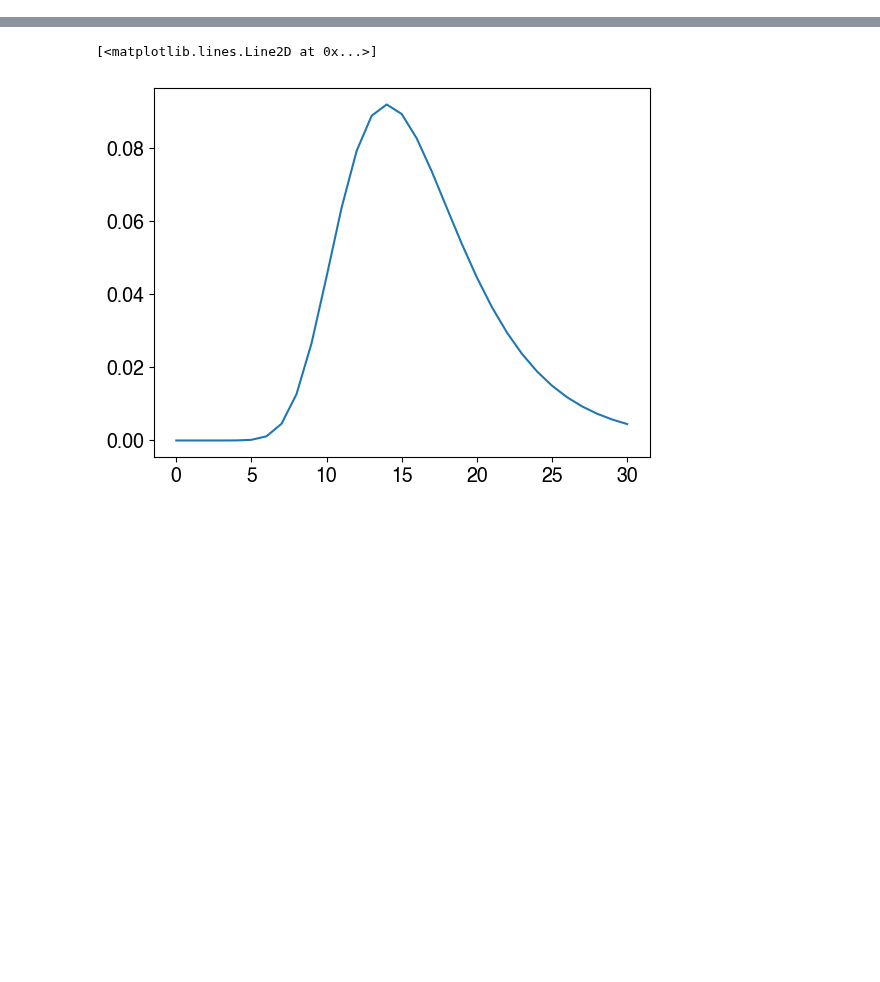
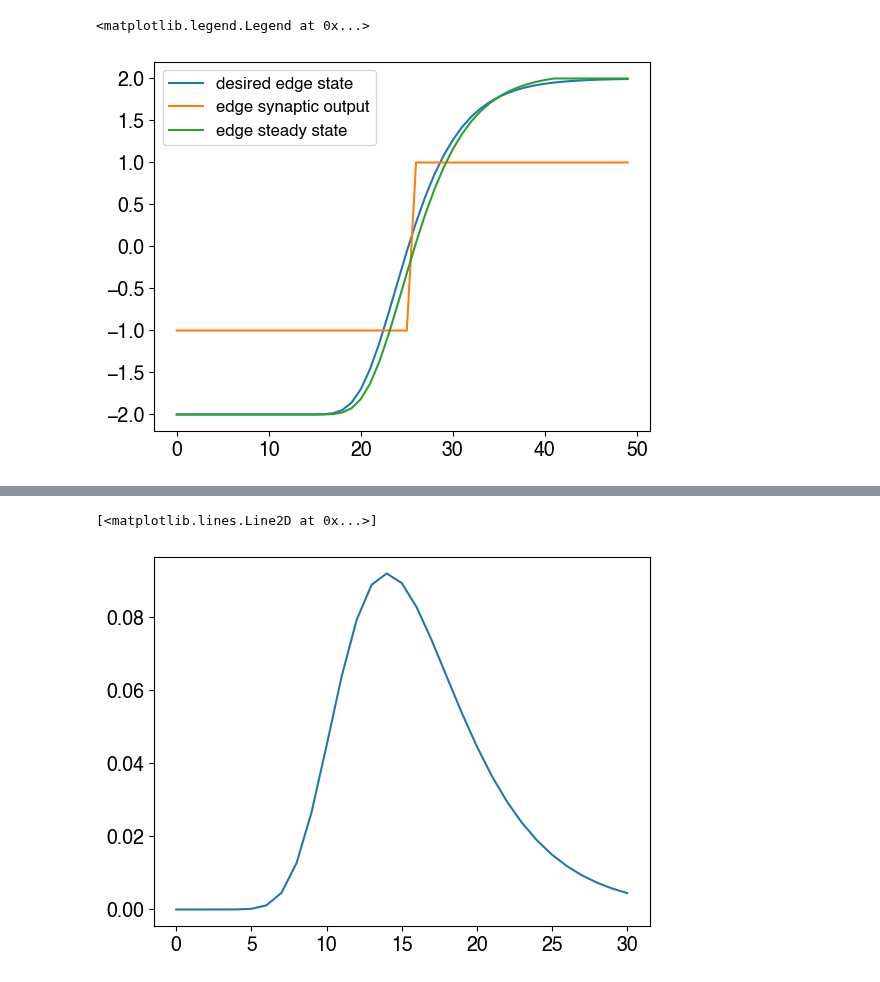
Before and after one commit to Collective-Logic-Lab/laplace-decisions, a Jupyter notebook: develop-exponential-decay-translation.ipynb, the cells around one changed output, grey strips where cells are left out. Saved outputs shown, nothing was run; the diff lists cells and outputs as text; code cells hidden in the pictures; blank space fills up the shorter version.

```diff
--- a/develop-exponential-decay-translation.ipynb
+++ b/develop-exponential-decay-translation.ipynb
@@ -63,0 +71,13 @@ net.Jmat_no_feedback = np.block([[net.edge_Jmat, np.zeros((Npopulation,Npopulati
+# %%
+# 2024/1/26 check that edge_Jmat gives the desired edge output when given step function input
+# TO DO: THIS LOOKS DECENT BY EYE---HOW CAN WE MAKE IT (NUMERICALLY) EXACT?
+edge_state = net.J*(2*desiredEdgeRates(np.linspace(0,Npopulation),t_0,delta_z=delta_z,n_0=n_0)-1)
+edge_synaptic_out = net.nonlinearity(edge_state)
+corresponding_steady_state = np.dot(net.edge_Jmat,edge_synaptic_out)
+plt.plot(edge_state,label='desired edge state')
+plt.plot(edge_synaptic_out,label='edge synaptic output')
+plt.plot(corresponding_steady_state,label='edge steady state')
+plt.legend()
+# %% [output]
+<matplotlib.legend.Legend at 0x...>
+[figure, added]
```
Also changed, not shown: parts of 10 cells of this notebook.
